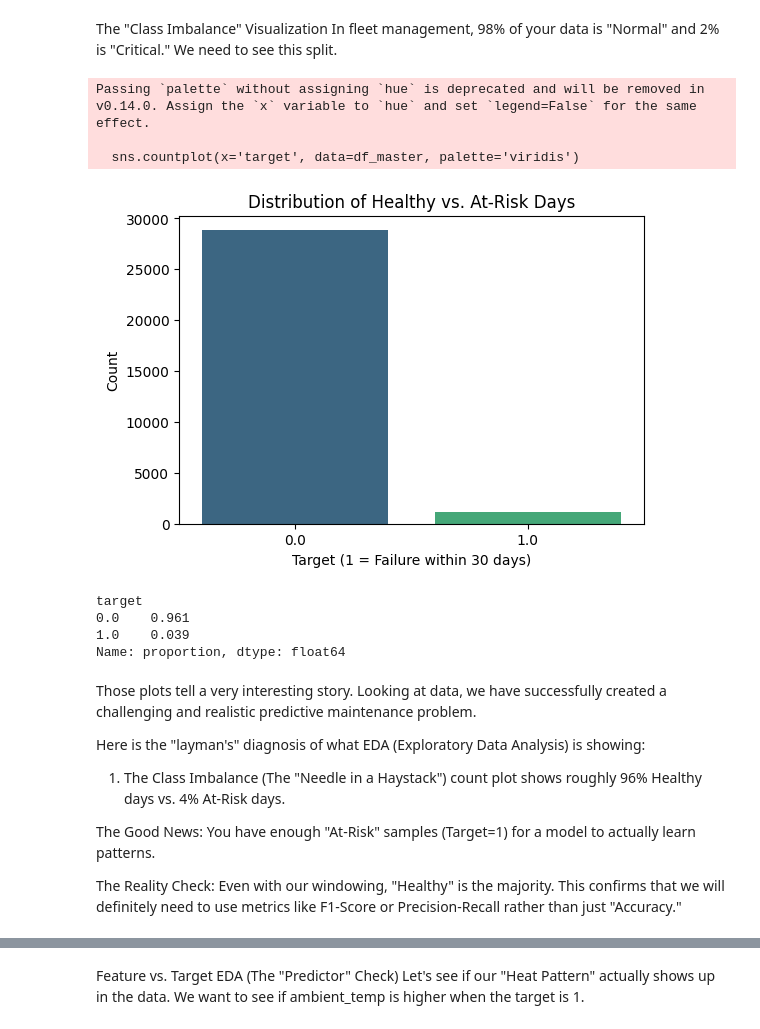
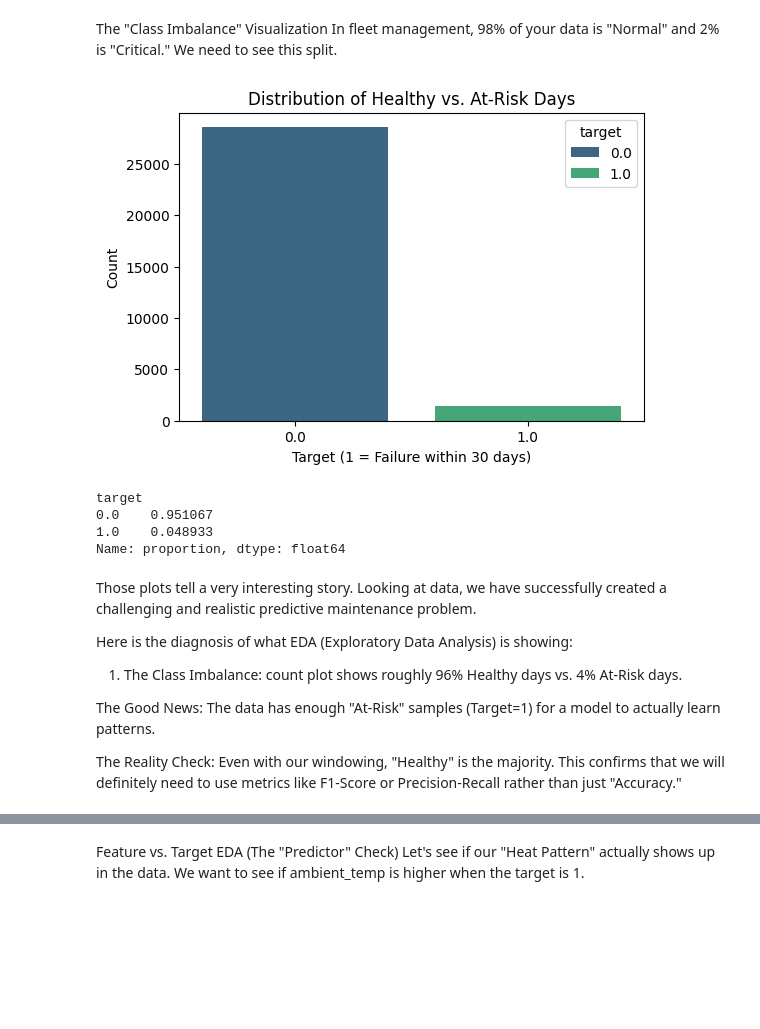
Before and after one commit to Jal247/End-to-End-Predictive-Maintenance-Pipeline, a Jupyter notebook: notebook/02_merging_and_EDA.ipynb, the cells around one changed output, grey strips where cells are left out. Drawn from its saved outputs; the diff is of its cells as text; code cells hidden in the pictures; blank space fills up the shorter version.

```diff
--- a/notebook/02_merging_and_EDA.ipynb
+++ b/notebook/02_merging_and_EDA.ipynb
@@ -162,32 +225,29 @@ In fleet management, 98% of your data is "Normal" and 2% is "Critical." We need
 # %%
 import matplotlib.pyplot as plt
 import seaborn as sns
 
 plt.figure(figsize=(6, 4))
-sns.countplot(x='target', data=df_master, palette='viridis')
+sns.countplot(x='target', hue='target', data=df_master, palette='viridis')
 plt.title('Distribution of Healthy vs. At-Risk Days')
 plt.xlabel('Target (1 = Failure within 30 days)')
 plt.ylabel('Count')
 plt.show()
 
 print(df_master['target'].value_counts(normalize=True))
 # %% [output]
+[figure, new version]
-Passing `palette` without assigning `hue` is deprecated and will be removed in v0.14.0. Assign the `x` variable to `hue` and set `legend=False` for the same effect.
-
-  sns.countplot(x='target', data=df_master, palette='viridis')
+target
+0.0    0.951067
+1.0    0.048933
+Name: proportion, dtype: float64
-[figure, old version]
-target
-0.0    0.961
-1.0    0.039
-Name: proportion, dtype: float64
 # %% [markdown]
 Those plots tell a very interesting story. Looking at data, we have successfully created a challenging and realistic predictive maintenance problem.
 
-Here is the "layman's" diagnosis of what EDA (Exploratory Data Analysis) is showing:
+Here is the diagnosis of what EDA (Exploratory Data Analysis) is showing:
 
-1. The Class Imbalance (The "Needle in a Haystack")
+1. The Class Imbalance:
 count plot shows roughly 96% Healthy days vs. 4% At-Risk days.
 
-The Good News: You have enough "At-Risk" samples (Target=1) for a model to actually learn patterns.
+The Good News: The data has enough "At-Risk" samples (Target=1) for a model to actually learn patterns.
 
 The Reality Check: Even with our windowing, "Healthy" is the majority. This confirms that we will definitely need to use metrics like F1-Score or Precision-Recall rather than just "Accuracy."
```
Also changed, not shown: parts of 36 cells of this notebook, 8 other files.
